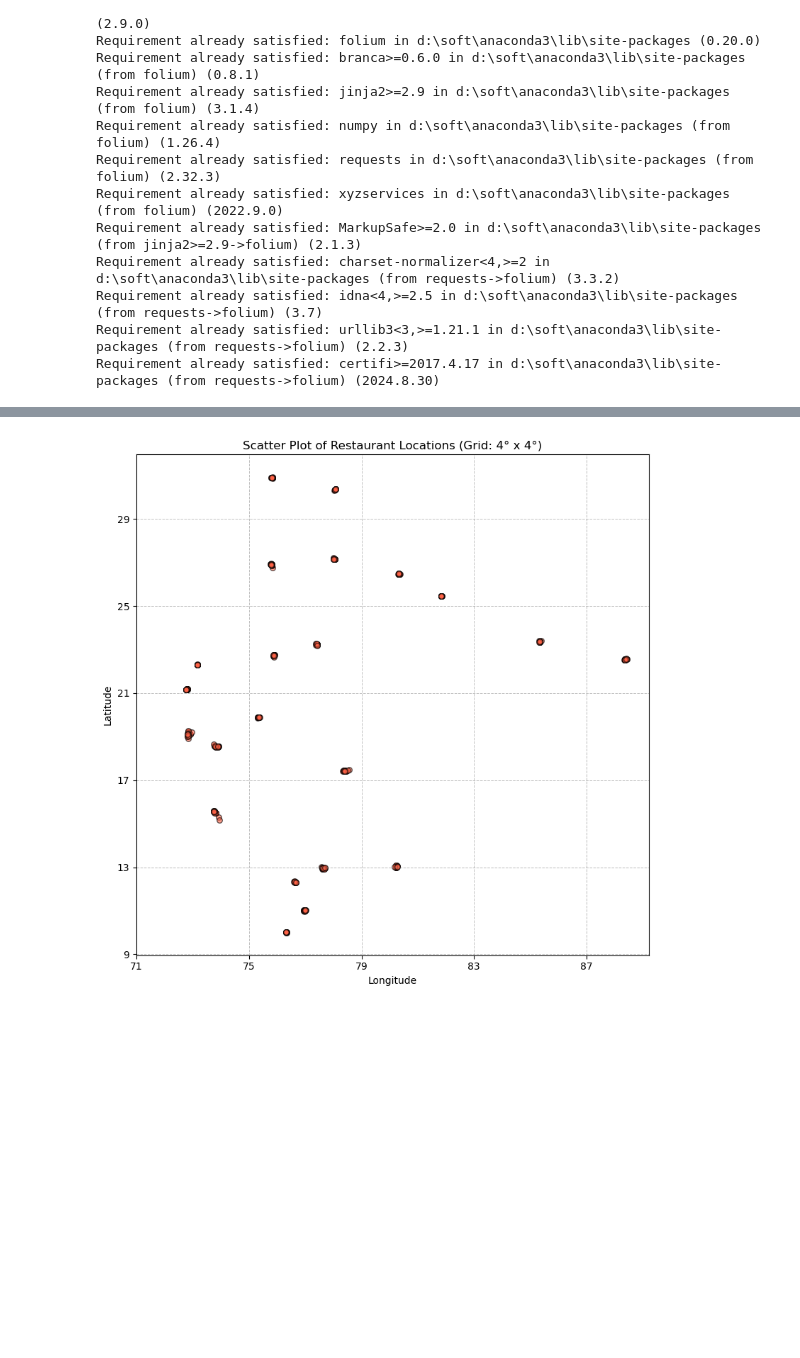
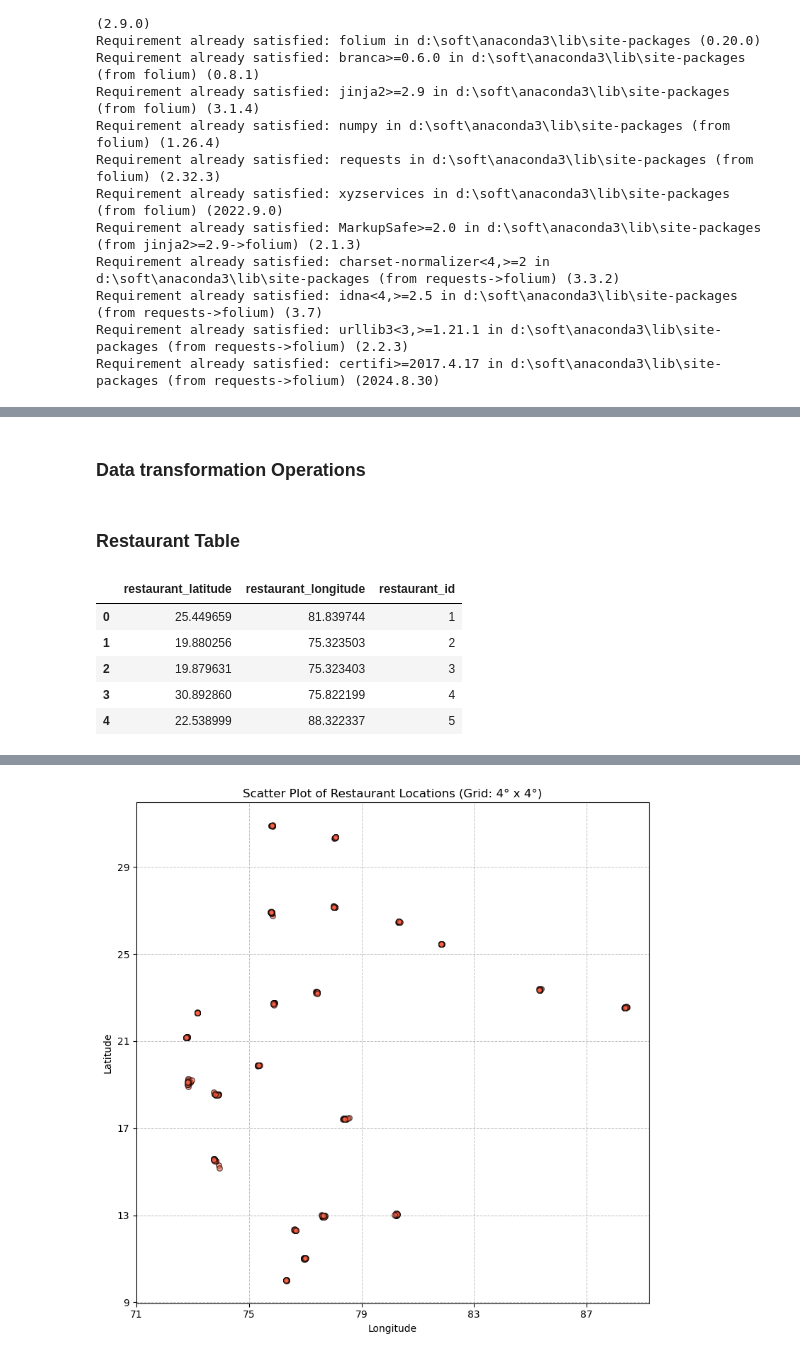
Before and after one commit to shubhx32/Network-Food-Delivery-EDA, a Jupyter notebook: notebooks/Food-Delivery-EDA.ipynb, the cells around one changed output, grey strips where cells are left out. Drawn from its saved outputs; the diff is of its cells as text; code cells hidden in the pictures; blank space fills up the shorter version.

```diff
--- a/notebooks/Food-Delivery-EDA.ipynb
+++ b/notebooks/Food-Delivery-EDA.ipynb
@@ -160,0 +188,19 @@ Data Shape: (33393, 21)
+# %% [markdown]
+### Data transformation Operations
+# %% [markdown]
+### Restaurant Table
+# %%
+# Step 1: Create a unique DataFrame of restaurant locations
+dfRestaurant_Dim = df[['restaurant_latitude', 'restaurant_longitude']].drop_duplicates().reset_index(drop=True)
+
+# Step 2: Assign a unique ID
+dfRestaurant_Dim['restaurant_id'] = range(1, len(dfRestaurant_Dim) + 1)
+
+dfRestaurant_Dim.head()
+# %% [output]
+|  | restaurant_latitude | restaurant_longitude | restaurant_id |
+| 0 | 25.449659 | 81.839744 | 1 |
+| 1 | 19.880256 | 75.323503 | 2 |
+| 2 | 19.879631 | 75.323403 | 3 |
+| 3 | 30.892860 | 75.822199 | 4 |
+| 4 | 22.538999 | 88.322337 | 5 |
```
Also changed, not shown: parts of 31 cells of this notebook, 2 other files.
